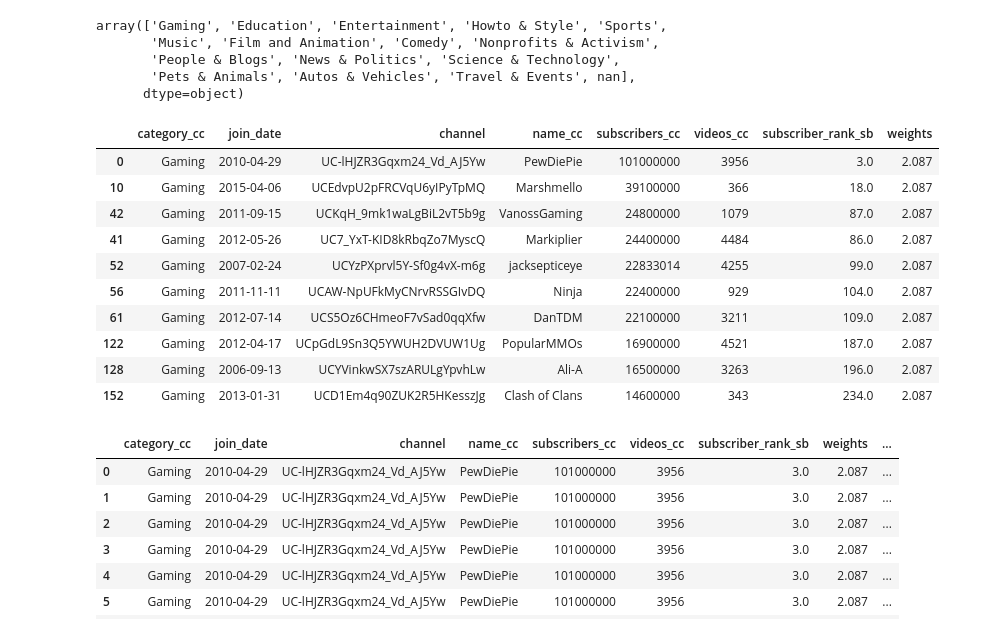
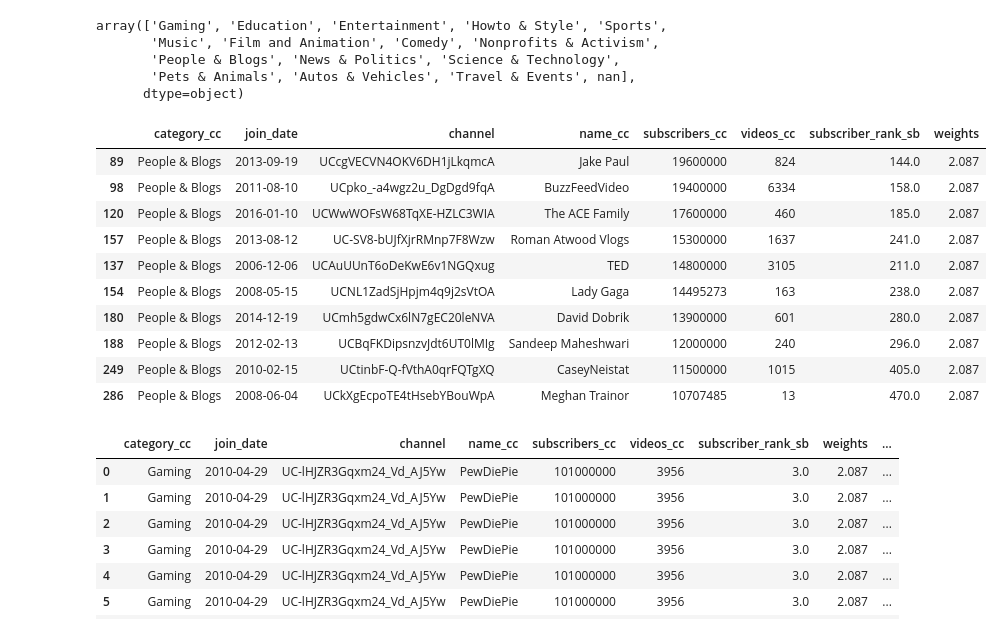
Before and after one commit to kamilmellouk/kadabros, a Jupyter notebook: notebooks/Martin_ada.ipynb, the cells around one changed output. Cells and saved outputs as stored; diff of their text form; code cells hidden in the pictures.

```diff
--- a/notebooks/Martin_ada.ipynb
+++ b/notebooks/Martin_ada.ipynb
@@ -153,25 +154,25 @@ array(['Gaming', 'Education', 'Entertainment', 'Howto & Style', 'Sports',
 # %%
 df_timeseries_en = pd.read_csv(f"{DATA_PATH}/df_timeseries_en.tsv.gz", compression="infer", sep="\t") # 41.5 seconds | category = Science & Technology
 # %%
-CATEGORY = "Gaming"
+CATEGORY = "People & Blogs"
 
 
 df_channels_filt = df_channels_en[df_channels_en['category_cc'] == CATEGORY]
 df_timeseries_filt = df_timeseries_en[df_timeseries_en['category'] == CATEGORY]
 
 df_channels_filt.nlargest(n=10, columns = ['subscribers_cc'])
 # %% [output]
 |  | category_cc | join_date | channel | name_cc | subscribers_cc | videos_cc | subscriber_rank_sb | weights |
-| 0 | Gaming | 2010-04-29 | UC-lHJZR3Gqxm24_Vd_AJ5Yw | PewDiePie | 101000000 | 3956 | 3.0 | 2.087 |
-| 10 | Gaming | 2015-04-06 | UCEdvpU2pFRCVqU6yIPyTpMQ | Marshmello | 39100000 | 366 | 18.0 | 2.087 |
-| 42 | Gaming | 2011-09-15 | UCKqH_9mk1waLgBiL2vT5b9g | VanossGaming | 24800000 | 1079 | 87.0 | 2.087 |
-| 41 | Gaming | 2012-05-26 | UC7_YxT-KID8kRbqZo7MyscQ | Markiplier | 24400000 | 4484 | 86.0 | 2.087 |
-| 52 | Gaming | 2007-02-24 | UCYzPXprvl5Y-Sf0g4vX-m6g | jacksepticeye | 22833014 | 4255 | 99.0 | 2.087 |
-| 56 | Gaming | 2011-11-11 | UCAW-NpUFkMyCNrvRSSGIvDQ | Ninja | 22400000 | 929 | 104.0 | 2.087 |
-| 61 | Gaming | 2012-07-14 | UCS5Oz6CHmeoF7vSad0qqXfw | DanTDM | 22100000 | 3211 | 109.0 | 2.087 |
-| 122 | Gaming | 2012-04-17 | UCpGdL9Sn3Q5YWUH2DVUW1Ug | PopularMMOs | 16900000 | 4521 | 187.0 | 2.087 |
-| 128 | Gaming | 2006-09-13 | UCYVinkwSX7szARULgYpvhLw | Ali-A | 16500000 | 3263 | 196.0 | 2.087 |
-| 152 | Gaming | 2013-01-31 | UCD1Em4q90ZUK2R5HKesszJg | Clash of Clans | 14600000 | 343 | 234.0 | 2.087 |
+| 89 | People & Blogs | 2013-09-19 | UCcgVECVN4OKV6DH1jLkqmcA | Jake Paul | 19600000 | 824 | 144.0 | 2.087 |
+| 98 | People & Blogs | 2011-08-10 | UCpko_-a4wgz2u_DgDgd9fqA | BuzzFeedVideo | 19400000 | 6334 | 158.0 | 2.087 |
+| 120 | People & Blogs | 2016-01-10 | UCWwWOFsW68TqXE-HZLC3WIA | The ACE Family | 17600000 | 460 | 185.0 | 2.087 |
+| 157 | People & Blogs | 2013-08-12 | UC-SV8-bUJfXjrRMnp7F8Wzw | Roman Atwood Vlogs | 15300000 | 1637 | 241.0 | 2.087 |
+| 137 | People & Blogs | 2006-12-06 | UCAuUUnT6oDeKwE6v1NGQxug | TED | 14800000 | 3105 | 211.0 | 2.087 |
+| 154 | People & Blogs | 2008-05-15 | UCNL1ZadSjHpjm4q9j2sVtOA | Lady Gaga | 14495273 | 163 | 238.0 | 2.087 |
+| 180 | People & Blogs | 2014-12-19 | UCmh5gdwCx6lN7gEC20leNVA | David Dobrik | 13900000 | 601 | 280.0 | 2.087 |
+| 188 | People & Blogs | 2012-02-13 | UCBqFKDipsnzvJdt6UT0lMIg | Sandeep Maheshwari | 12000000 | 240 | 296.0 | 2.087 |
+| 249 | People & Blogs | 2010-02-15 | UCtinbF-Q-fVthA0qrFQTgXQ | CaseyNeistat | 11500000 | 1015 | 405.0 | 2.087 |
+| 286 | People & Blogs | 2008-06-04 | UCkXgEcpoTE4tHsebYBouWpA | Meghan Trainor | 10707485 | 13 | 470.0 | 2.087 |
 # %%
 # merge channel and time series on channel id
 df_channel_timeseries_filt = pd.merge(df_channels_filt, df_timeseries_filt, on='channel')
```
Also changed, not shown: parts of 13 cells of this notebook.
